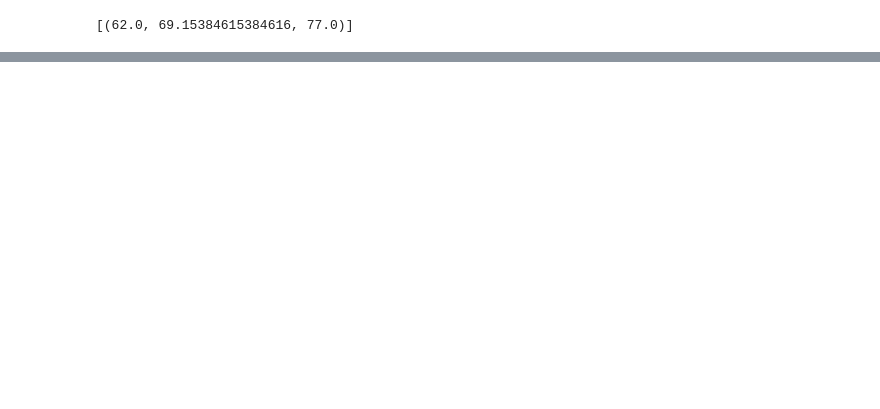
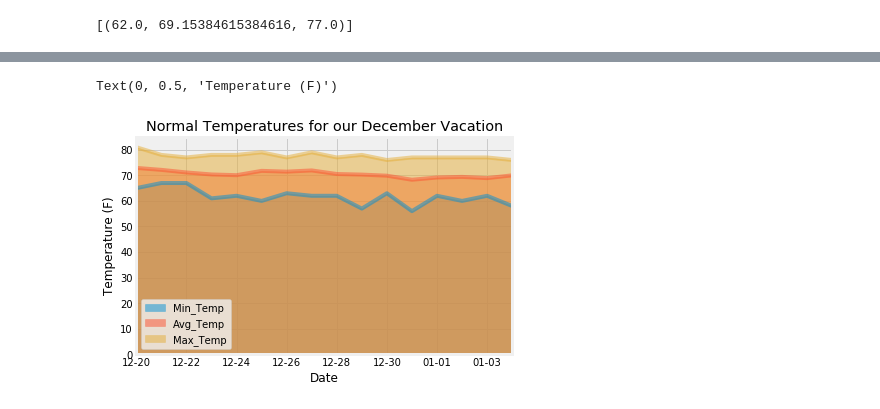
Before and after one commit to mgood13/sqlalchemy-challenge, a Jupyter notebook: climate_starter.ipynb, the cells around one changed output, grey strips where cells are left out. Drawn from its saved outputs; the diff is of its cells as text; code cells hidden in the pictures; blank space fills up the shorter version.

```diff
--- a/climate_starter.ipynb
+++ b/climate_starter.ipynb
@@ -345,0 +356,31 @@ daily_normals("01-01")
+# %%
+# calculate the daily normals for your trip
+# push each tuple of calculations into a list called `normals`
+
+day_list = []
+
+
+normals = []
+
+
+# Set the start and end date of the trip
+startdate = '2016-12-20'
+startdate = dt.datetime.strptime(startdate,'%Y-%m-%d')
+enddate = '2017-01-04'
+enddate = dt.datetime.strptime(enddate,'%Y-%m-%d')
+
+tempdate = startdate
+while tempdate <= enddate:
+    month = tempdate.strftime("%m")
+    day = tempdate.strftime("%d")
+    tempform = f"{month}-{day}"
+    day_list.append(tempform)
+
+    tempdate = tempdate + dt.timedelta(days = 1)
+
+
+for vacationdate in day_list:
+    normals.append(daily_normals(vacationdate)[0])
+
+
+normals
@@ -345,0 +404,5 @@ daily_normals("01-01")
+# %%
+normals_df = pd.DataFrame(normals, columns = ['Min_Temp', 'Avg_Temp', 'Max_Temp'])
+normals_df['Date'] = day_list
+normals_df = normals_df.set_index('Date')
+normals_df
@@ -347,3 +429,9 @@ daily_normals("01-01")
 # Load the previous query results into a Pandas DataFrame and add the `trip_dates` range as the `date` index
 # %%
 # Plot the daily normals as an area plot with `stacked=False`
+normals_df.plot.area(stacked = False)
+plt.title('Normal Temperatures for our December Vacation')
+plt.ylabel('Temperature (F)')
+# %% [output]
+Text(0, 0.5, 'Temperature (F)')
+[figure, added]
```
Also changed, not shown: parts of 5 cells of this notebook.
